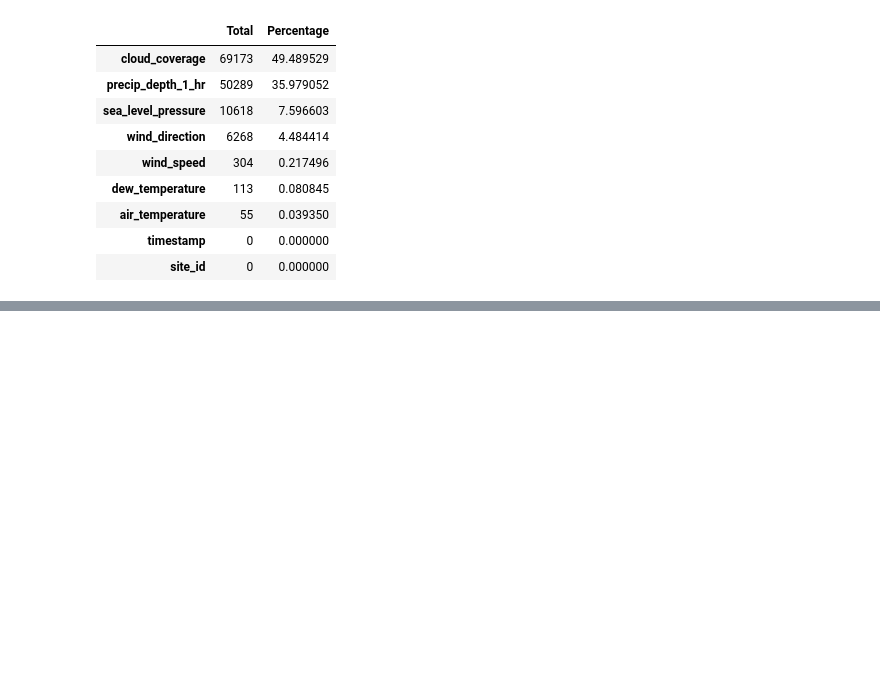
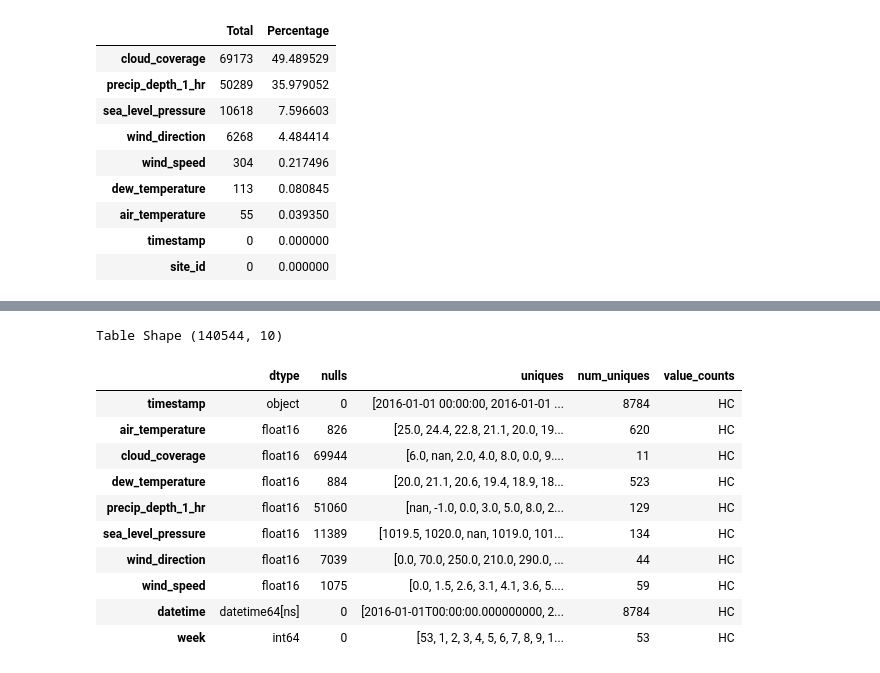
Before and after one commit to akshaypt7/energy_predictor, a Jupyter notebook: Energy_predictor_1.ipynb, the cells around one changed output, grey strips where cells are left out. Cells and saved outputs as stored; diff of their text form; code cells hidden in the pictures; blank space fills up the shorter version.

```diff
--- a/Energy_predictor_1.ipynb
+++ b/Energy_predictor_1.ipynb
@@ -887,0 +797,26 @@ print("model score: %.3f" % clf.score(X_test, y_test))
+# %%
+# Adding missing hours into weather_df
+
+from datetime import datetime, timedelta
+
+time_format = '%Y-%m-%d %H:%M:%S'
+start_date = datetime.strptime(df_weather_train['timestamp'].min(),time_format) # getting the start date
+end_date = datetime.strptime(df_weather_train['timestamp'].max(),time_format)
+total_hours = int(((end_date - start_date).total_seconds() + 3600) / 3600) # finding the total hours that is presented btw the start date and end date (for entire year 2016)
+hours_list = [(end_date - timedelta(hours=x)).strftime(time_format) for x in range(total_hours)] #timedelta is used to predict future dates/time/hours
+# hours list gives us all the hours btw the end date and start date.
+
+# now we have all the hours that are in the year 2016
+# we can compare this with the hours in df_weather to get the missing hours
+
+missing_hours = []
+
+# each of the site_id has hours, some of the site ids have hours missing, we are going to find missing hours from each of the sites
+
+for site_id in range(16):
+  site_hours = np.array(df_weather_train[df_weather_train['site_id']== site_id]['timestamp']) # hours corresponding to each site
+  new_rows = pd.DataFrame(np.setdiff1d(hours_list,site_hours), columns=['timestamp']) # this will be rows with the missing hours for each site_id
+  new_rows['site_id'] = site_id
+  df_weather_train = pd.concat([df_weather_train,new_rows]) # adding new rows into main df
+
+df_weather_train = df_weather_train.reset_index(drop=True)
@@ -887,0 +835,5 @@ print("model score: %.3f" % clf.score(X_test, y_test))
+# %%
+df_weather_train['datetime'] = pd.to_datetime(df_weather_train['timestamp']) # first we need to convert to datetime, which looks similar to timestamp, but only from datetime we can get values of weeks adn days
+df_weather_train['day'] = df_weather_train['datetime'].dt.day
+df_weather_train['week'] = df_weather_train['datetime'].dt.week
+df_weather_train['month'] = df_weather_train['datetime'].dt.month
@@ -887,0 +842,3 @@ print("model score: %.3f" % clf.score(X_test, y_test))
+# %%
+df_weather_train = df_weather_train.set_index(['site_id','day','month']) # inorder for us to update the missing values we need to have a common index, combining these three index is the best option
+df_weather_train.head()
@@ -887,0 +853,15 @@ print("model score: %.3f" % clf.score(X_test, y_test))
+# %%
+tbl_report(df_weather_train) # we have 826 nan values
+# %% [output]
+Table Shape (140544, 10)
+|  | dtype | nulls | uniques | num_uniques | value_counts |
+| timestamp | object | 0 | [2016-01-01 00:00:00, 2016-01-01 ... | 8784 | HC |
+| air_temperature | float16 | 826 | [25.0, 24.4, 22.8, 21.1, 20.0, 19... | 620 | HC |
+| cloud_coverage | float16 | 69944 | [6.0, nan, 2.0, 4.0, 8.0, 0.0, 9.... | 11 | HC |
+| dew_temperature | float16 | 884 | [20.0, 21.1, 20.6, 19.4, 18.9, 18... | 523 | HC |
+| precip_depth_1_hr | float16 | 51060 | [nan, -1.0, 0.0, 3.0, 5.0, 8.0, 2... | 129 | HC |
+| sea_level_pressure | float16 | 11389 | [1019.5, 1020.0, nan, 1019.0, 101... | 134 | HC |
+| wind_direction | float16 | 7039 | [0.0, 70.0, 250.0, 210.0, 290.0, ... | 44 | HC |
+| wind_speed | float16 | 1075 | [0.0, 1.5, 2.6, 3.1, 4.1, 3.6, 5.... | 59 | HC |
+| datetime | datetime64[ns] | 0 | [2016-01-01T00:00:00.000000000, 2... | 8784 | HC |
+| week | int64 | 0 | [53, 1, 2, 3, 4, 5, 6, 7, 8, 9, 1... | 53 | HC |
```
Also changed, not shown: parts of 165 cells of this notebook.
